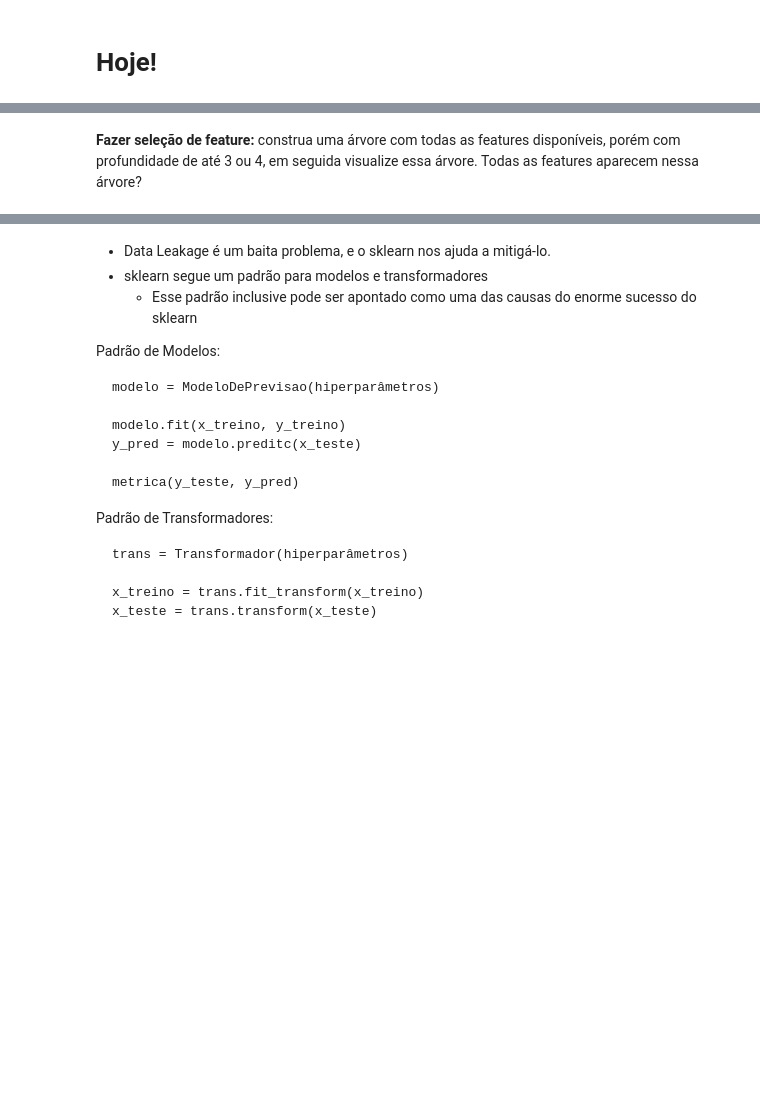
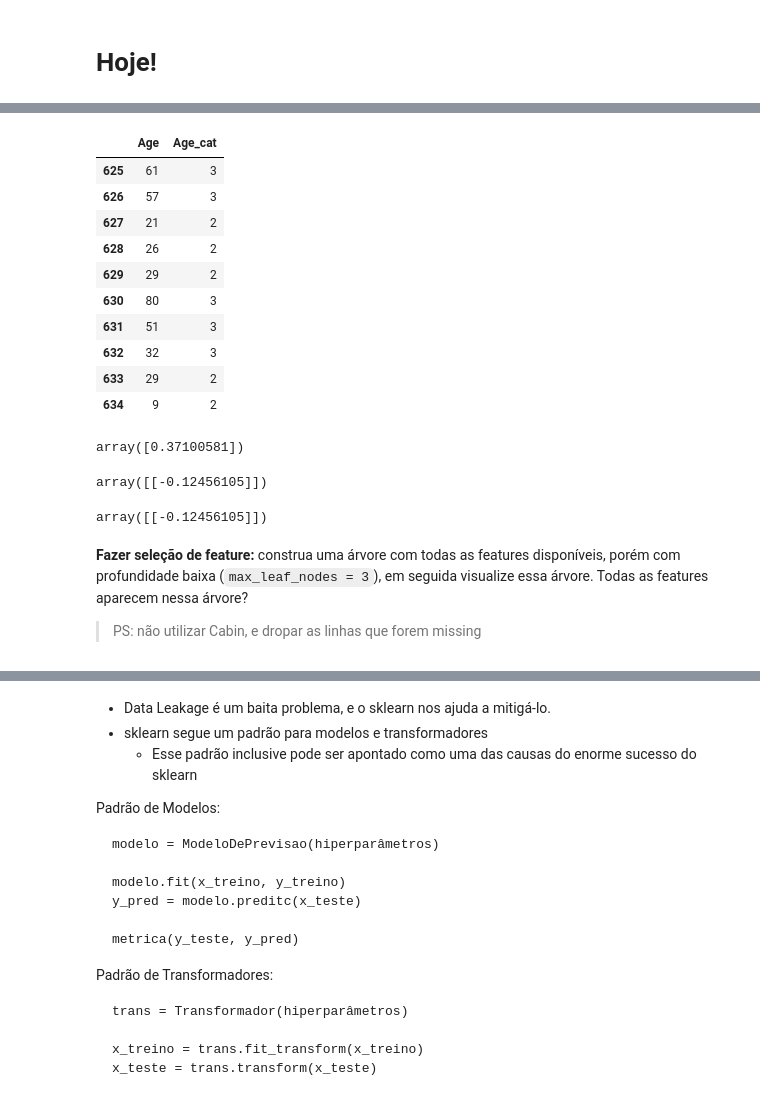
Before and after one commit to dehscardoso/lets-boti, a Jupyter notebook: 06 Machine Learning I/Aula 06/867_machine_learning_i_06.ipynb, the cells around one changed output, grey strips where cells are left out. Cells and saved outputs as stored; diff of their text form; code cells hidden in the pictures; blank space fills up the shorter version.

```diff
--- a/06 Machine Learning I/Aula 06/867_machine_learning_i_06.ipynb
+++ b/06 Machine Learning I/Aula 06/867_machine_learning_i_06.ipynb
@@ -63,0 +84,14 @@ plot_tree(modelo, feature_names=['Age']);
+# %%
+df[['Age', 'Age_cat']].iloc[625:635]
+# %% [output]
+|  | Age | Age_cat |
+| 625 | 61 | 3 |
+| 626 | 57 | 3 |
+| 627 | 21 | 2 |
+| 628 | 26 | 2 |
+| 629 | 29 | 2 |
+| 630 | 80 | 3 |
+| 631 | 51 | 3 |
+| 632 | 32 | 3 |
+| 633 | 29 | 2 |
+| 634 | 9 | 2 |
@@ -64,2 +100,30 @@ plot_tree(modelo, feature_names=['Age']);
+# %%
+var_expl = ['Age_cat']
+var_resp = 'Survived'
+
+df_treino, df_teste = train_test_split(df, test_size = 0.2, random_state = 1)
+
+x_treino = df_treino[var_expl].copy()
+x_teste = df_teste[var_expl].copy()
+
+y_treino = df_treino[var_resp].copy()
+y_teste = df_teste[var_resp].copy()
+
+modelo = LogisticRegression()
+modelo.fit(x_treino, y_treino)
+
+modelo.predict_proba([[3]])[:, 1]
+# %% [output]
+array([0.37100581])
+# %%
+modelo.coef_*3
+# %% [output]
+array([[-0.12456105]])
+# %%
+modelo.coef_*3
+# %% [output]
+array([[-0.12456105]])
 # %% [markdown]
-**Fazer seleção de feature:** construa uma árvore com todas as features disponíveis, porém com profundidade de até 3 ou 4, em seguida visualize essa árvore. Todas as features aparecem nessa árvore?
+**Fazer seleção de feature:** construa uma árvore com todas as features disponíveis, porém com profundidade baixa (`max_leaf_nodes = 3`), em seguida visualize essa árvore. Todas as features aparecem nessa árvore?
+
+> PS: não utilizar Cabin, e dropar as linhas que forem missing
```
Also changed, not shown: parts of 45 cells of this notebook, 4 other files.
